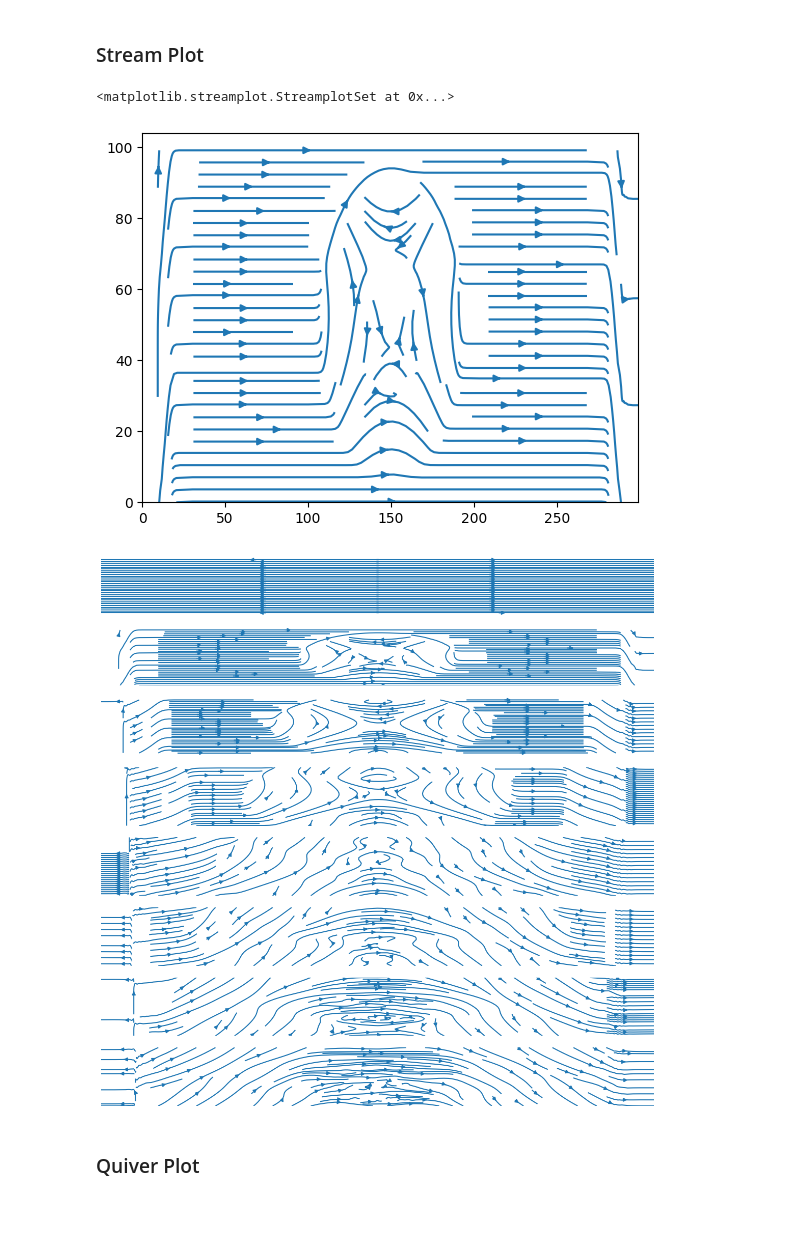
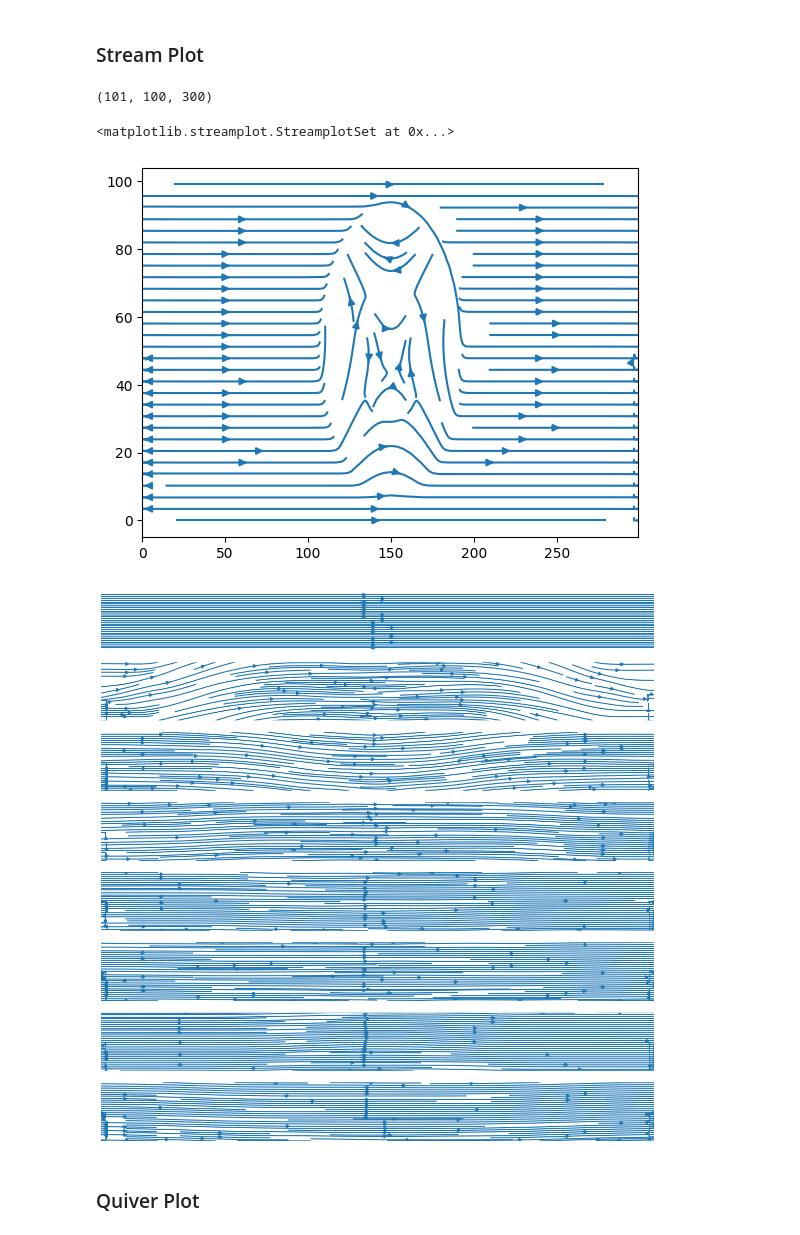
Before and after one commit to dic-case-studies/cg-lbm, a Jupyter notebook: notebooks/Color Gradient Lattice Boltzman Method.ipynb, the cells around one changed output. Cells and saved outputs as stored; diff of their text form; code cells hidden in the pictures.

```diff
--- a/notebooks/Color Gradient Lattice Boltzman Method.ipynb
+++ b/notebooks/Color Gradient Lattice Boltzman Method.ipynb
@@ -53,7 +74,9 @@ Y, X = jnp.meshgrid(jnp.arange(LY), jnp.arange(LX))
 # %% [markdown]
 ### Initializing drop
 # %%
-distanceFromCenter = jnp.sqrt((X - center[0]) ** 2 + (Y - center[1]) ** 2)
+# distanceFromCenter = jnp.sqrt((X - center[0]) ** 2 + (Y - center[1]) ** 2)
+coordinates = rearrange(jnp.stack([Y,X]), "v y x -> y x v")
+distanceFromCenter = jnp.sqrt(jnp.sum(jnp.square(coordinates - jnp.array(center)), axis=2))
 
 phase_field = 0.5 * (1.0 + jnp.tanh((distanceFromCenter - radius) * 2.0 / system.width))
 # %% [markdown]
@@ -73,10 +96,10 @@ obs_velX = jnp.zeros(grid_shape)
 obs_velY = jnp.zeros(grid_shape)
 
 # TODO: Find another way to set the obstacle
-for i in range(system.LX):
+for i in range(system.LY):
     obs = obs.at[i, [0, 1, 2, -3, -2, -1]].set(True)
-    obs_velX = obs_velX.at[i, [-3, -2, -1]].set(system.uWallX)
-    obs_velX = obs_velX.at[i, [0, 1, 2]].set(-system.uWallX)
+    # obs_velX = obs_velX.at[i, [-3, -2, -1]].set(system.uWallX)
+    # obs_velX = obs_velX.at[i, [0, 1, 2]].set(-system.uWallX)
 
 obs_vel = rearrange(jnp.stack([obs_velX, obs_velY]), "x i j -> i j x")
 # %% [markdown]
@@ -103,8 +126,8 @@ fig.colorbar(im1, cax=cax1, orientation='vertical')
 # %% [markdown]
 ### Initialising f and N
 # %%
-f = eq_dist_phase_field(system.cXYs, system.weights, phase_field, jnp.zeros((LX, LY, 2)))
-N = grid_eq_dist(system.cXYs, system.weights, system.phi_weights, pressure, jnp.zeros((LX, LY, 2)))
+f = eq_dist_phase_field(system.cXYs, system.weights, phase_field, jnp.zeros(coordinates.shape))
+N = grid_eq_dist(system.cXYs, system.weights, system.phi_weights, pressure, jnp.zeros(coordinates.shape))
 # %% [markdown]
 ### Initialising state of the simulation
 # %%
@@ -136,7 +159,7 @@ import matplotlib.pyplot as plt
 import matplotlib.colors as clr
 import skimage.filters
 
-ux_final, uy_final = rearrange(final_step["u"], "t i y x -> x t i y")
+ux_final, uy_final = rearrange(final_step["u"], "t i j x -> x t i j")
 
 # ux_final[:,obstacle] = 0
 # uy_final[:,obstacle] = 0
@@ -163,32 +186,36 @@ plt.colorbar()
 # %% [markdown]
 ### Stream Plot
+# %%
+ux_final.shape
+# %% [output]
+(101, 100, 300)
 # %%
 frame = 1
-xsize = ux_final[frame].shape[0]
-ysize = ux_final[frame].shape[1]
+# xsize = ux_final[frame].shape[0]
+# ysize = ux_final[frame].shape[1]
 
-Y, X = np.meshgrid(np.arange(ysize), np.arange(xsize))
-plt.streamplot(Y, X, ux_final[frame], uy_final[frame])
+X, Y = np.meshgrid(np.arange(LX), np.arange(LY))
+plt.streamplot(X, Y, ux_final[frame], uy_final[frame])
 # %% [output]
 <matplotlib.streamplot.StreamplotSet at 0x...>
-[figure, old version]
+[figure, new version]
 # %%
 n = 8
 samples = 100
 
-xsize = ux_final[0].shape[0]
-ysize = ux_final[0].shape[1]
-Y, X = np.meshgrid(np.arange(ysize), np.arange(xsize))
+# xsize = ux_final[0].shape[0]
+# ysize = ux_final[0].shape[1]
+X, Y = np.meshgrid(np.arange(LX), np.arange(LY))
 
 fig, axes = plt.subplots(n, 1, figsize=(14, 14))
 [ax.axis('off') for ax in axes]
 
 # axes[0].cmap
 # fig.colorbar()
 for i in range(min(n, nr_snapshots)):
-    axes[i].streamplot(Y, X, ux_final[i], uy_final[i])
+    axes[i].streamplot(X, Y, ux_final[i*10], uy_final[i*10])
 # %% [output]
-[figure, old version]
+[figure, new version]
 # %% [markdown]
 ### Quiver Plot
 # %%
```
Also changed, not shown: parts of 10 cells of this notebook, 4 other files.
